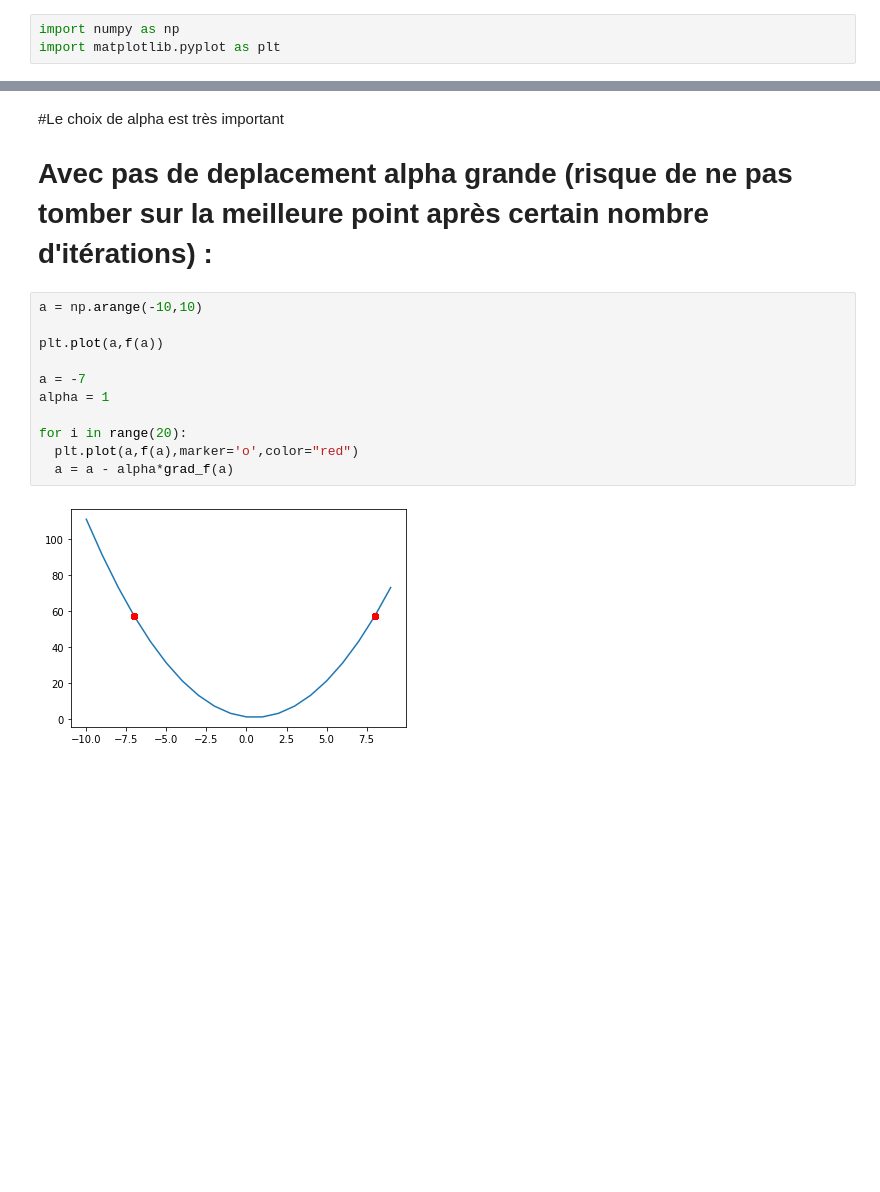
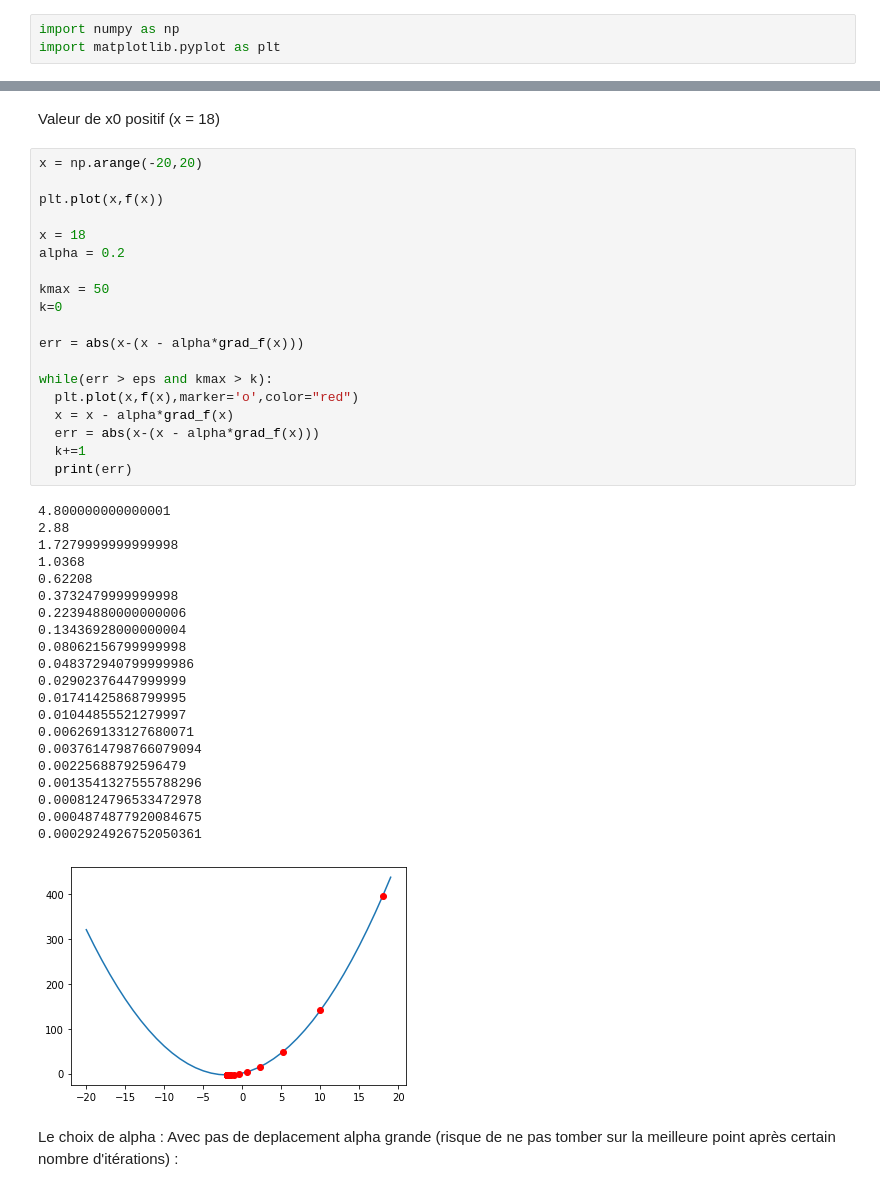
Before and after one commit to ElyousfiMohamed/ML, a Jupyter notebook: Descente de Gradient.ipynb, the cells around one changed output, grey strips where cells are left out. Saved outputs shown, nothing was run; the diff lists cells and outputs as text; blank space fills up the shorter version.

```diff
--- a/Descente de Gradient.ipynb
+++ b/Descente de Gradient.ipynb
@@ -38,16 +51,46 @@ for i in range(20):
+# %% [markdown]
+Valeur de x0 positif (x = 18)
+# %%
+x = np.arange(-20,20)
+
+plt.plot(x,f(x))
+
+x = 18
+alpha = 0.2
+
+kmax = 50
+k=0
+
+err = abs(x-(x - alpha*grad_f(x)))
+
+while(err > eps and kmax > k):
+  plt.plot(x,f(x),marker='o',color="red")
+  x = x - alpha*grad_f(x)
+  err = abs(x-(x - alpha*grad_f(x)))
+  k+=1
+  print(err)
+# %% [output]
+4.800000000000001
+2.88
+1.7279999999999998
+1.0368
+0.62208
+0.3732479999999998
+0.22394880000000006
+0.13436928000000004
+0.08062156799999998
+0.048372940799999986
+0.02902376447999999
+0.01741425868799995
+0.01044855521279997
+0.006269133127680071
+0.0037614798766079094
+0.00225688792596479
+0.0013541327555788296
+0.0008124796533472978
+0.0004874877920084675
+0.0002924926752050361
+[figure, added]
 # %% [markdown]
-#Le choix de alpha est très important
-# Avec pas de deplacement alpha grande (risque de ne pas tomber sur la meilleure point après certain nombre d'itérations) :
+Le choix de alpha :
+Avec pas de deplacement alpha grande (risque de ne pas tomber sur la meilleure point après certain nombre d'itérations) :
-# %%
-a = np.arange(-10,10)
-
-plt.plot(a,f(a))
-
-a = -7
-alpha = 1
-
-for i in range(20):
-  plt.plot(a,f(a),marker='o',color="red")
-  a = a - alpha*grad_f(a)
-# %% [output]
-[figure, removed]
```
Also changed, not shown: parts of 8 cells of this notebook.
